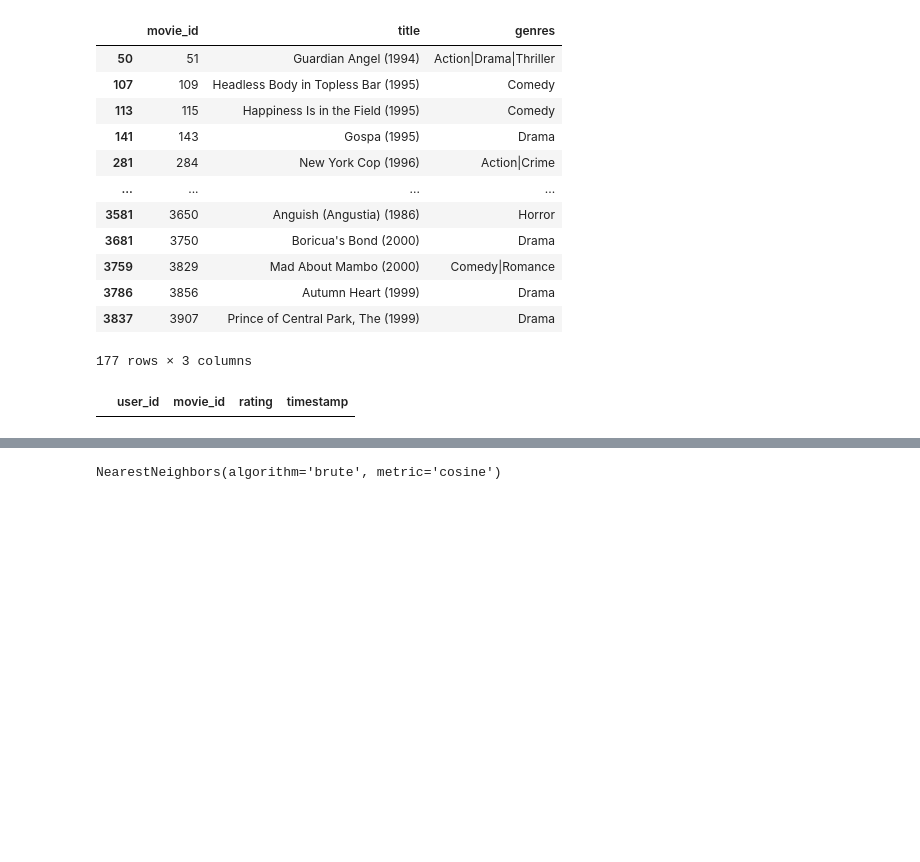
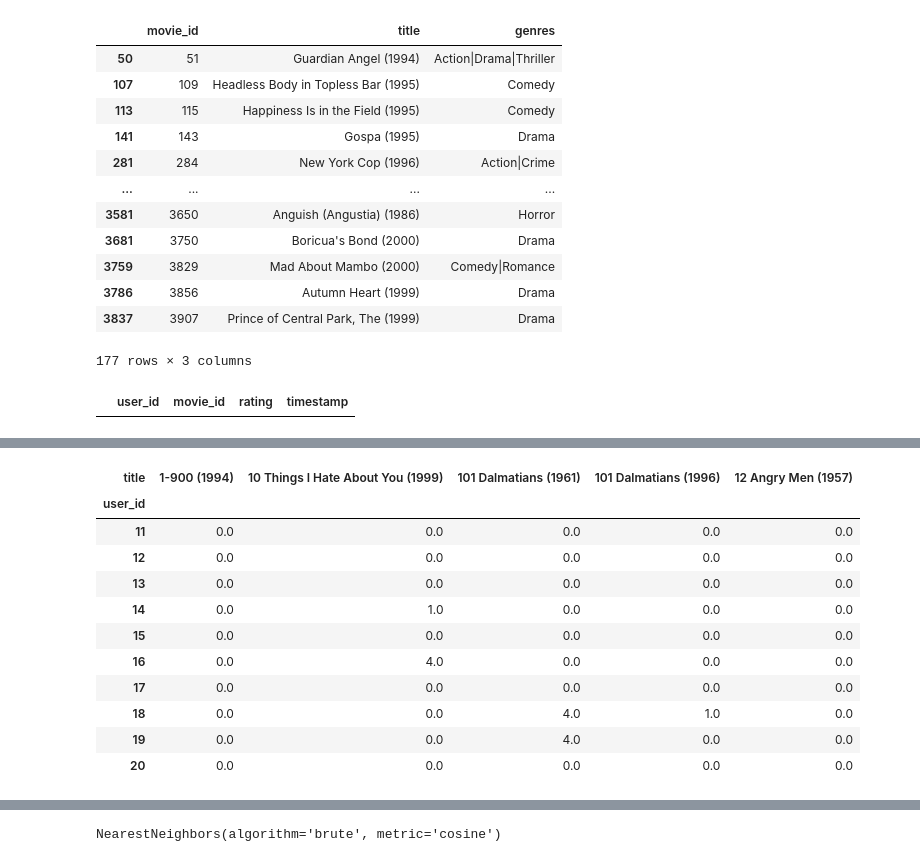
Before and after one commit to LazySiru/movieRecommendation, a Jupyter notebook: recommendationSystem/Recommendation.ipynb, the cells around one changed output, grey strips where cells are left out. Drawn from its saved outputs; the diff is of its cells as text; code cells hidden in the pictures; blank space fills up the shorter version.

```diff
--- a/recommendationSystem/Recommendation.ipynb
+++ b/recommendationSystem/Recommendation.ipynb
@@ -460,0 +482,15 @@ user_item_csr
+# %%
+user_item_matrix.iloc[10:20, 5:10]
+# %% [output]
+| title | 1-900 (1994) | 10 Things I Hate About You (1999) | 101 Dalmatians (1961) | 101 Dalmatians (1996) | 12 Angry Men (1957) |
+| user_id |  |  |  |  |  |
+| 11 | 0.0 | 0.0 | 0.0 | 0.0 | 0.0 |
+| 12 | 0.0 | 0.0 | 0.0 | 0.0 | 0.0 |
+| 13 | 0.0 | 0.0 | 0.0 | 0.0 | 0.0 |
+| 14 | 0.0 | 1.0 | 0.0 | 0.0 | 0.0 |
+| 15 | 0.0 | 0.0 | 0.0 | 0.0 | 0.0 |
+| 16 | 0.0 | 4.0 | 0.0 | 0.0 | 0.0 |
+| 17 | 0.0 | 0.0 | 0.0 | 0.0 | 0.0 |
+| 18 | 0.0 | 0.0 | 4.0 | 1.0 | 0.0 |
+| 19 | 0.0 | 0.0 | 4.0 | 0.0 | 0.0 |
+| 20 | 0.0 | 0.0 | 0.0 | 0.0 | 0.0 |
```
Also changed, not shown: parts of 25 cells of this notebook, 1 other file.
